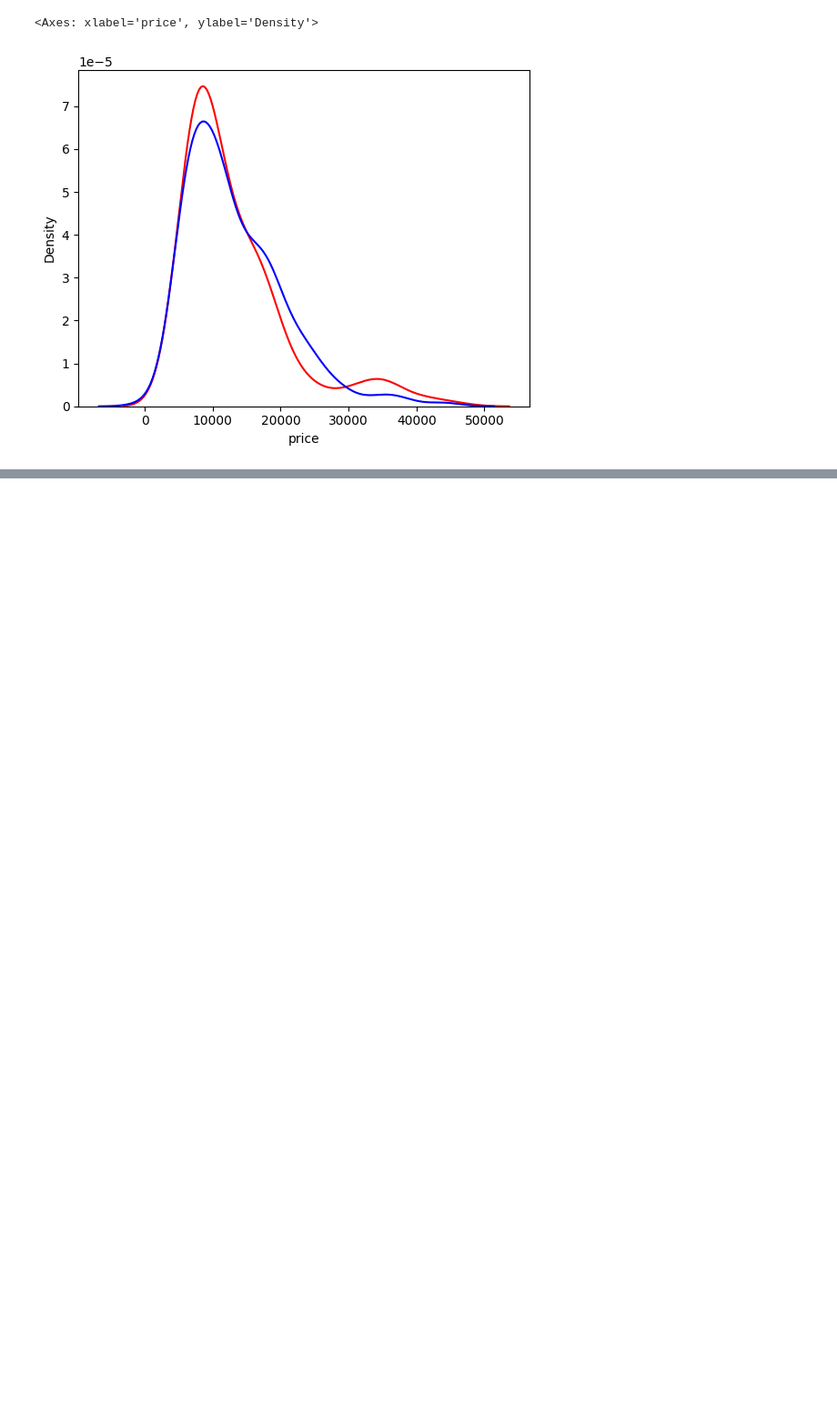
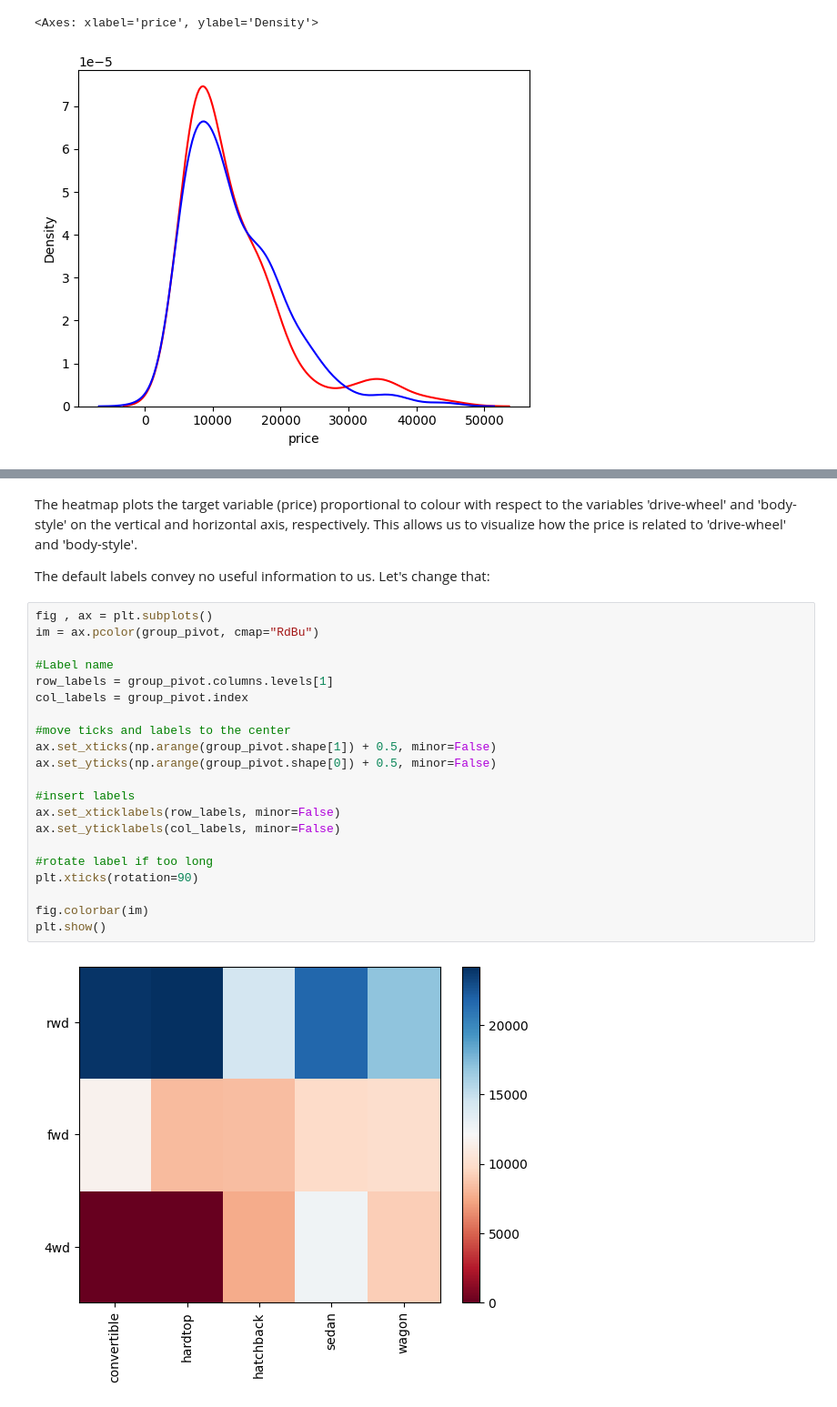
Before and after one commit to VishSeran/Data-Preprocessing-ML, a Jupyter notebook: UseCarPricing.ipynb, the cells around one changed output, grey strips where cells are left out. Shown at 91% size. Saved outputs shown, nothing was run; the diff lists cells and outputs as text; blank space fills up the shorter version.

```diff
--- a/UseCarPricing.ipynb
+++ b/UseCarPricing.ipynb
@@ -438,0 +447,27 @@ sns.kdeplot(data = yhat, color ='blue', label = 'predicted value', legend= True,
+# %% [markdown]
+<p>The heatmap plots the target variable (price) proportional to colour with respect to the variables 'drive-wheel' and 'body-style' on the vertical and horizontal axis, respectively. This allows us to visualize how the price is related to 'drive-wheel' and 'body-style'.</p>
+
+<p>The default labels convey no useful information to us. Let's change that:</p>
+# %%
+fig , ax = plt.subplots()
+im = ax.pcolor(group_pivot, cmap="RdBu")
+
+#Label name
+row_labels = group_pivot.columns.levels[1]
+col_labels = group_pivot.index
+
+#move ticks and labels to the center
+ax.set_xticks(np.arange(group_pivot.shape[1]) + 0.5, minor=False)
+ax.set_yticks(np.arange(group_pivot.shape[0]) + 0.5, minor=False)
+
+#insert labels
+ax.set_xticklabels(row_labels, minor=False)
+ax.set_yticklabels(col_labels, minor=False)
+
+#rotate label if too long
+plt.xticks(rotation=90)
+
+fig.colorbar(im)
+plt.show()
+# %% [output]
+[figure, added]
```
Also changed, not shown: parts of 3 cells of this notebook.
